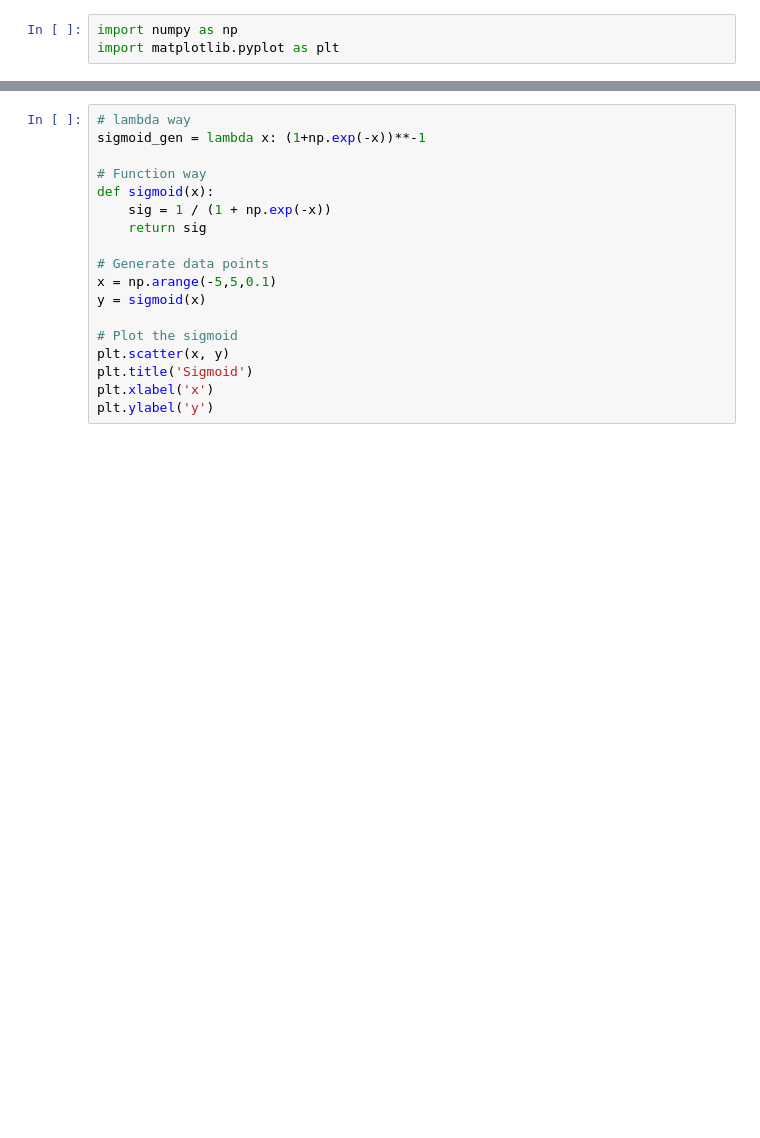
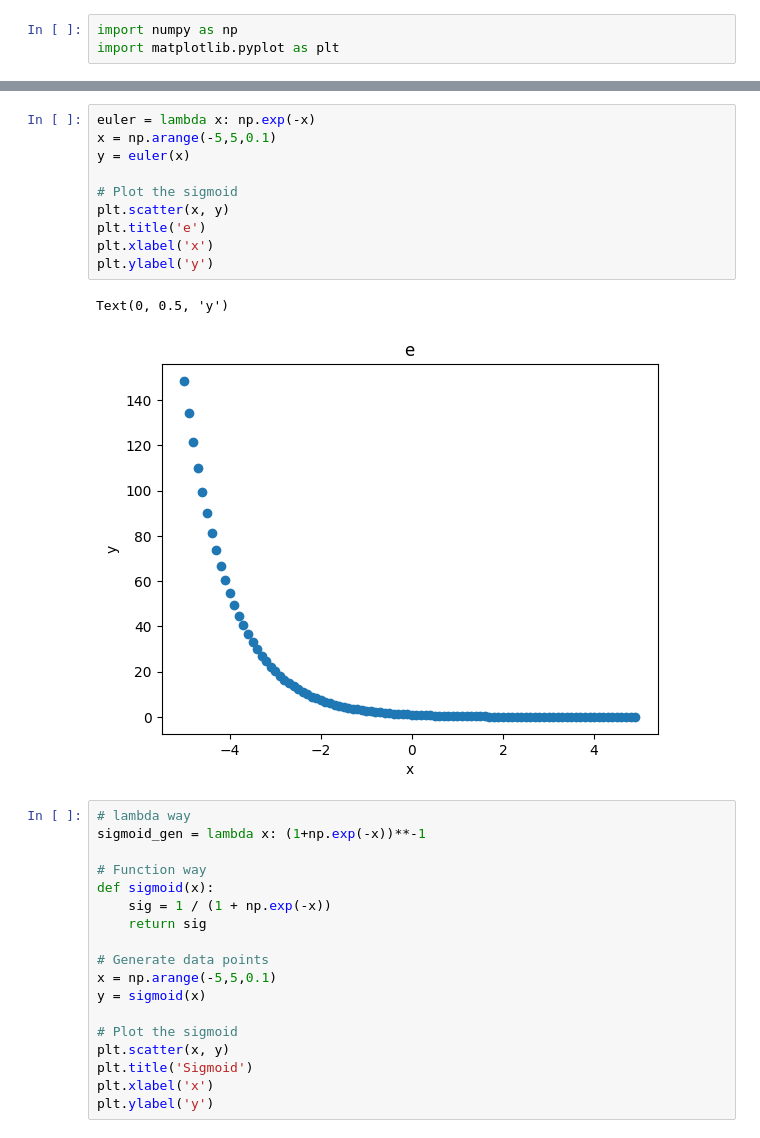
Before and after one commit to chaklam-silpasuwanchai/Python-for-Machine-Learning, a Jupyter notebook: 01 - Supervised/02 - Classification/01 - Logistic Regression/01 - Binary Logistic Regression.ipynb, the cells around one changed output, grey strips where cells are left out. Saved outputs shown, nothing was run; the diff lists cells and outputs as text; blank space fills up the shorter version.

Commit message:
add some e plot for better understanding

```diff
--- a/01 - Supervised/02 - Classification/01 - Logistic Regression/01 - Binary Logistic Regression.ipynb
+++ b/01 - Supervised/02 - Classification/01 - Logistic Regression/01 - Binary Logistic Regression.ipynb
@@ -22,6 +24,19 @@ $$ h = g(\boldsymbol{\theta}^T\mathbf{x}) = \frac{1}{1+e^{-\boldsymbol{\theta}^T
 $e$ is a really convenient number for math, for example whenever you take the derivative of $e^x$, you get $e^x$ back again.  It's the only function on Earth that will do that.  Also, $e^x$ always give you positive numbers, thus it is no surprise this $e$ was often used in probability/statistics.  Last, it is convenient to apply $\log$ in any optimization problem including $e$ since it will cancel it nicely and will also not change the optimization answer since $\log$ is monotically increasing.  Btw, the common log base we use in natural log, but it really does not matter because the base is merely a constant.
 
 Let's see how does it look in code:
+# %%
+euler = lambda x: np.exp(-x)
+x = np.arange(-5,5,0.1)
+y = euler(x)
+
+# Plot the sigmoid
+plt.scatter(x, y)
+plt.title('e')
+plt.xlabel('x')
+plt.ylabel('y')
+# %% [output]
+Text(0, 0.5, 'y')
+[figure, added]
 # %%
 # lambda way
 sigmoid_gen = lambda x: (1+np.exp(-x))**-1
```
Also changed, not shown: parts of 4 cells of this notebook.
